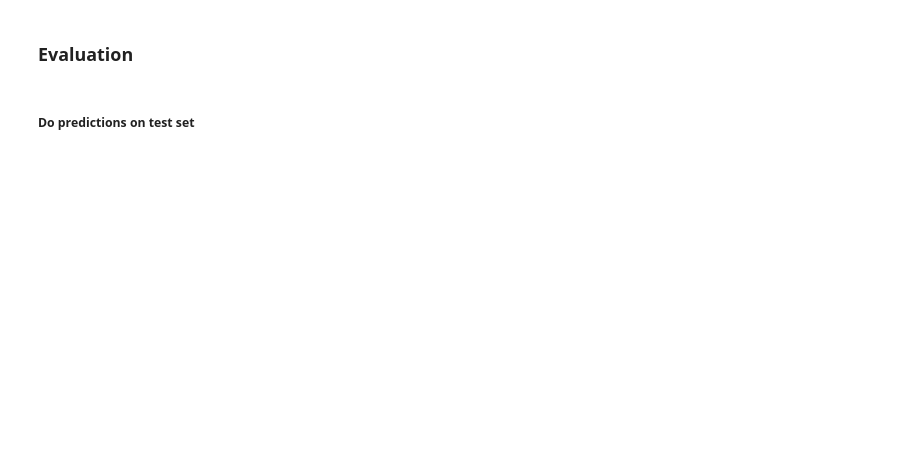
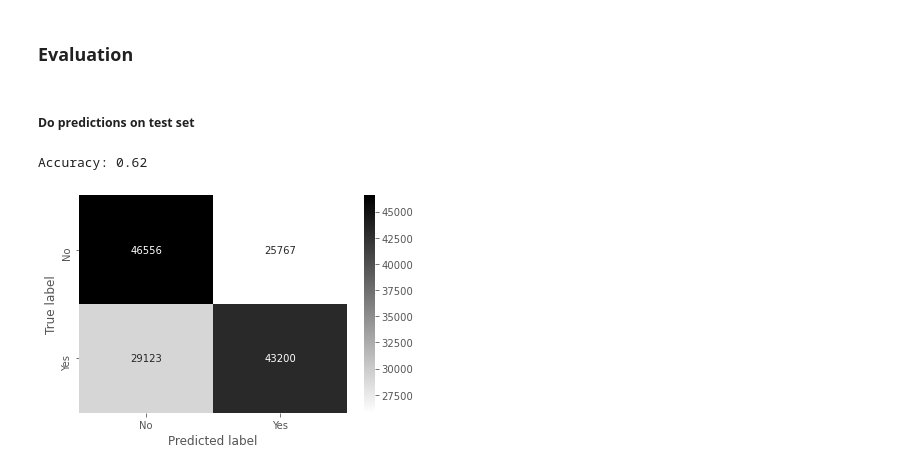
Before and after one commit to MattNot/Diabets_DM_Project, a Jupyter notebook: Diabetics.ipynb, the cells around one changed output. Drawn from its saved outputs; the diff is of its cells as text; code cells hidden in the pictures; blank space fills up the shorter version.

Commit message:
confusion matrix maybe works

```diff
--- a/Diabetics.ipynb
+++ b/Diabetics.ipynb
@@ -322,6 +322,7 @@ from sklearn.ensemble import RandomForestClassifier, AdaBoostClassifier
 from sklearn.naive_bayes import GaussianNB
 from sklearn.discriminant_analysis import QuadraticDiscriminantAnalysis
 
+from imblearn.over_sampling import RandomOverSampler
 
 #x_train, x_test, y_train, y_test = train_test_split(df2[new_attr_list], df['readmitted'], test_size=0.4, random_state=0)
 x = np.array(df2.values)
@@ -331,7 +332,10 @@ seed = 121
 test_size = .2
 
 x_train, x_test, y_train, y_test = train_test_split(x, y, test_size=test_size, random_state=seed)
-
+# define oversampling strategy
+oversample = RandomOverSampler(sampling_strategy='minority')
+# fit and apply the transform
+x_over, y_over = oversample.fit_resample(x_train, y_train)
 classifiers = [
     KNeighborsClassifier(3),
     # SVC(kernel="linear", C=0.025),
@@ -364,10 +378,12 @@ from sklearn.metrics import confusion_matrix
 from sklearn.metrics import accuracy_score
 # %%
 model =  RandomForestClassifier(max_depth=5, n_estimators=10, max_features=24)
-model.fit(x_train, y_train)
-predictions = model.predict(x_test)
+model.fit(x_over, y_over)
+predictions = model.predict(x_over)
 # %%
-print(f'Accuracy: {accuracy_score(y_test, predictions):.2f}')
+print(f'Accuracy: {accuracy_score(y_over, predictions):.2f}')
+# %% [output]
+Accuracy: 0.62
 # %%
 def make_confusion_matrix(cf, categories='auto', cbar=True, cmap='Blues', title=None):
     group_counts = [f'{value}\n' for value in cf.flatten()]
@@ -385,6 +401,8 @@ def make_confusion_matrix(cf, categories='auto', cbar=True, cmap='Blues', title=
         plt.title(title)
 # %%
 categories = ['No', 'Yes']
-make_confusion_matrix(confusion_matrix(y_test, predictions), categories=categories, cmap='binary')
+make_confusion_matrix(confusion_matrix(y_over, predictions), categories=categories, cmap='binary')
+# %% [output]
+[figure, added]
 # %%
 print('Classification report')
```
Also changed, not shown: parts of 3 cells of this notebook.
